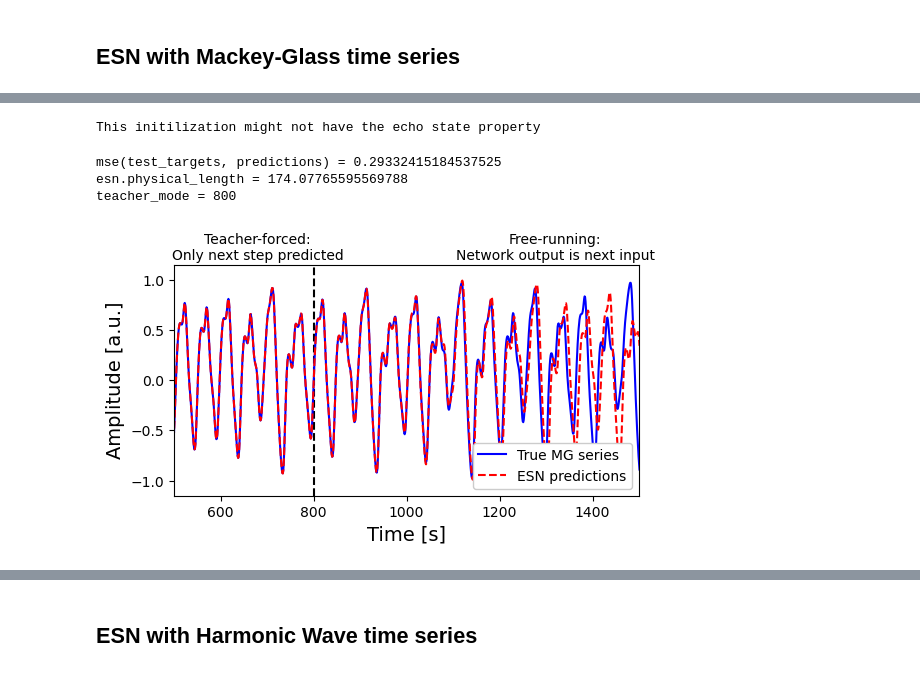
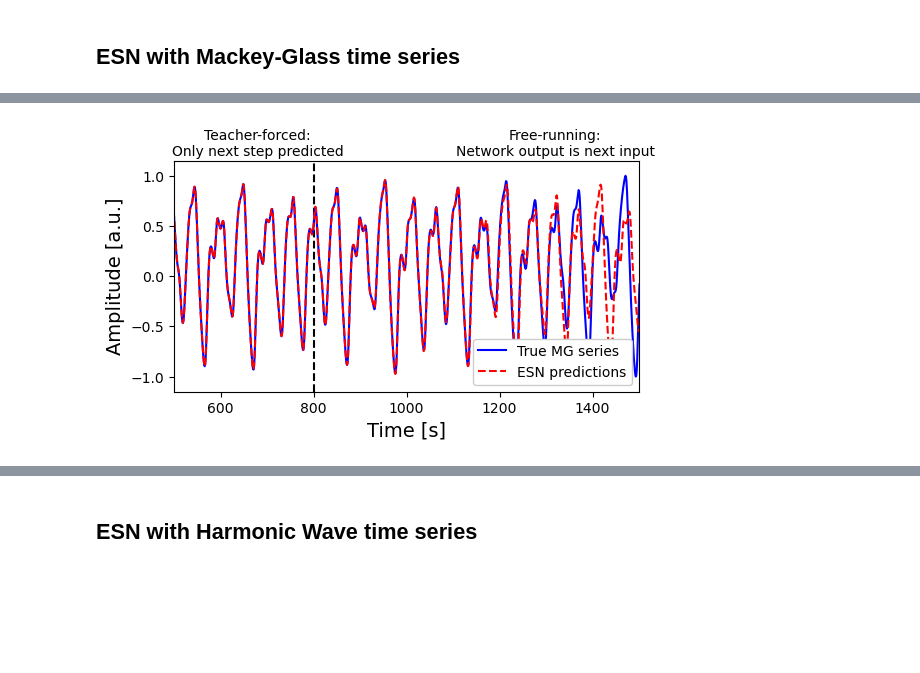
Before and after one commit to TMKamsma/Pyontronics, a Jupyter notebook: demo.ipynb, the cells around one changed output, grey strips where cells are left out. Saved outputs shown, nothing was run; the diff lists cells and outputs as text; code cells hidden in the pictures; blank space fills up the shorter version.

```diff
--- a/demo.ipynb
+++ b/demo.ipynb
@@ -66,7 +57,7 @@ inputs = mg_series[:-1].reshape(-1, 1)
 targets = mg_series[1:].reshape(-1, 1)
 
 # Split into train and test sets
-train_len = 40000
+train_len = 21000
 test_len = 4000
 train_inputs = inputs[:train_len]
 train_targets = targets[:train_len]
@@ -110,59 +121,23 @@ teacher_mode = 800
-# %%
-bpn = BandPassNetwork(
-    input_dim=1,
-    reservoir_size=400,
-    output_dim=1,
-    leaking_rate=0.9,
-    step_size=dt_mg,
-    time_scale_avg=1/0.44,
-    time_scale_std=0.4,
-    spectral_radius=0.9,
-    sparsity=0.85,
-    input_scaling=0.5,
-    regularization=1e-6,
-    washout = round(train_len/400),
-    activation=ginf_activator.activate,
-    guarantee_ESP=False,
-)
-
-# Train on first part of series
-bpn.fit(train_inputs, train_targets)
-
-# Generate predictions on test set
-teacher_ratio = 0.2
-predictions = bpn.predict(test_inputs, teacher_ratio=teacher_ratio)
-
-# Calculate prediction error after network settled from np.zeroes initialization
-print(f"{mse(test_targets, predictions) = }")
-
-print(f"{esn.physical_length = }")
-teacher_mode = int(len(test_targets)*teacher_ratio)
-print(f"{teacher_mode = }")
-# %% [output]
-This initilization might not have the echo state property
-mse(test_targets, predictions) = 0.29332415184537525
-esn.physical_length = 174.07765595569788
-teacher_mode = 800
 # %%
 cutoff_min = 500
 cutoff_max = 1500
 
 plt.figure(figsize=(6, 3))
 plt.axvline(x=teacher_mode, linestyle="--", color='black')
 plt.text(cutoff_min+180, 1.2, 'Teacher-forced:\nOnly next step predicted', dict(size=10), horizontalalignment='center')
 plt.text(cutoff_max-180, 1.2, 'Free-running:\nNetwork output is next input', dict(size=10), horizontalalignment='center')
 plt.plot(test_targets, label="True MG series", alpha=1, color='blue')
-plt.plot(predictions, label="ESN predictions", linestyle="--", alpha=1, color='red')
+plt.plot(predictions_mg, label="ESN predictions", linestyle="--", alpha=1, color='red')
 # plt.title("Mackey-Glass Time Series Prediction (First 400 Steps)")
 plt.xlabel("Time [s]", fontsize=14)
 plt.ylabel("Amplitude [a.u.]", fontsize=14)
 plt.xlim(cutoff_min, cutoff_max)
 plt.ylim(-1.15, 1.15)
 plt.legend(loc='lower right',framealpha=1)
-plt.savefig("output/mg_prediction_plot.pdf")
-plt.savefig("output/mg_prediction_plot.png")
+plt.savefig("output/mg_prediction_plot.pdf",bbox_inches='tight')
+plt.savefig("output/mg_prediction_plot.png",bbox_inches='tight')
 # %% [output]
-[figure, old version]
+[figure, new version]
 # %%
 # Plot phase space reconstruction
 plt.figure(figsize=(8, 6))
```
Also changed, not shown: parts of 12 cells of this notebook, 10 other files.
